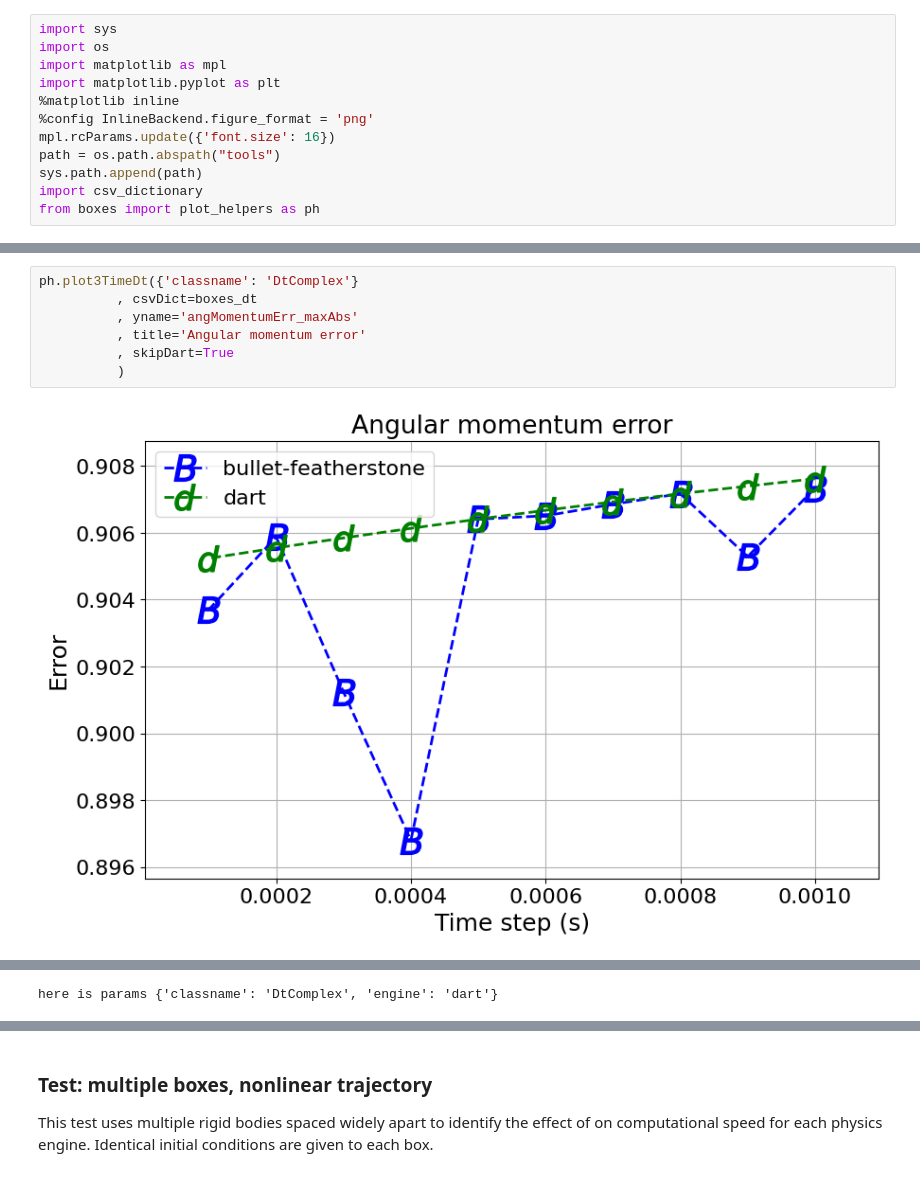
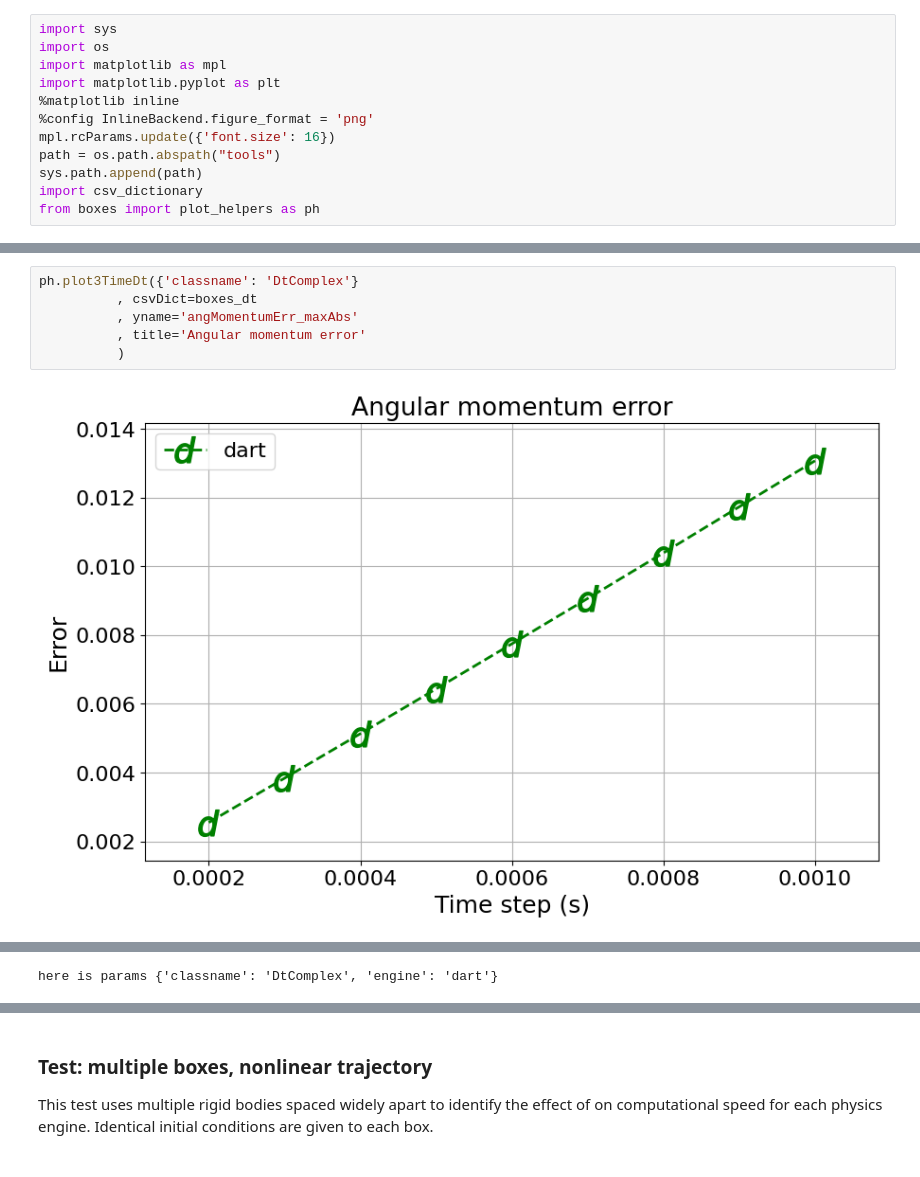
Before and after one commit to yaswanth1701/simulation_benchmark, a Jupyter notebook: boxes_results.ipynb, the cells around one changed output, grey strips where cells are left out. Cells and saved outputs as stored; diff of their text form.

```diff
--- a/boxes_results.ipynb
+++ b/boxes_results.ipynb
@@ -80,9 +80,8 @@ here is params {'classname': 'DtComplex', 'engine': 'dart'}
 # %%
 ph.plot3TimeDt({'classname': 'DtComplex'}
           , csvDict=boxes_dt
           , yname='angMomentumErr_maxAbs'
           , title='Angular momentum error'
-          , skipDart=True
           )
 # %% [output]
-[figure, old version]
+[figure, new version]
```
Also changed, not shown: parts of 4 cells of this notebook, 3 other files.
